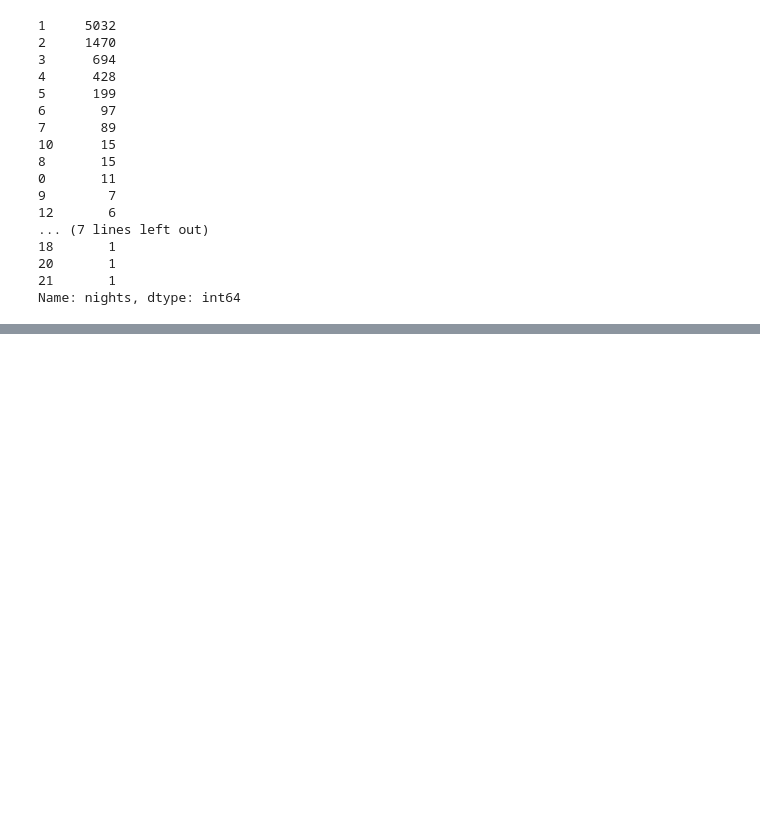
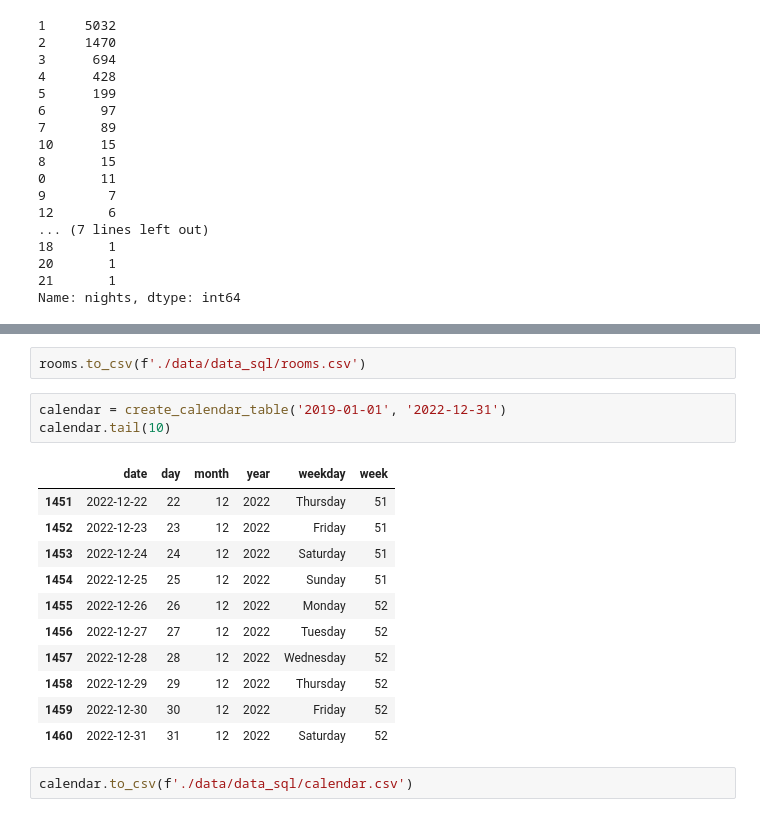
Before and after one commit to lauurasarabia/Hotel_Dashboard, a Jupyter notebook: reading.ipynb, the cells around one changed output, grey strips where cells are left out. Cells and saved outputs as stored; diff of their text form; blank space fills up the shorter version.

```diff
--- a/reading.ipynb
+++ b/reading.ipynb
@@ -119,0 +152,19 @@ reservations_cleaning[reservations_cleaning['nights'] == 0]
+# %%
+rooms.to_csv(f'./data/data_sql/rooms.csv')
+# %%
+calendar = create_calendar_table('2019-01-01', '2022-12-31')
+calendar.tail(10)
+# %% [output]
+|  | date | day | month | year | weekday | week |
+| 1451 | 2022-12-22 | 22 | 12 | 2022 | Thursday | 51 |
+| 1452 | 2022-12-23 | 23 | 12 | 2022 | Friday | 51 |
+| 1453 | 2022-12-24 | 24 | 12 | 2022 | Saturday | 51 |
+| 1454 | 2022-12-25 | 25 | 12 | 2022 | Sunday | 51 |
+| 1455 | 2022-12-26 | 26 | 12 | 2022 | Monday | 52 |
+| 1456 | 2022-12-27 | 27 | 12 | 2022 | Tuesday | 52 |
+| 1457 | 2022-12-28 | 28 | 12 | 2022 | Wednesday | 52 |
+| 1458 | 2022-12-29 | 29 | 12 | 2022 | Thursday | 52 |
+| 1459 | 2022-12-30 | 30 | 12 | 2022 | Friday | 52 |
+| 1460 | 2022-12-31 | 31 | 12 | 2022 | Saturday | 52 |
+# %%
+calendar.to_csv(f'./data/data_sql/calendar.csv')
```
Also changed, not shown: parts of 15 cells of this notebook, 4 other files.
